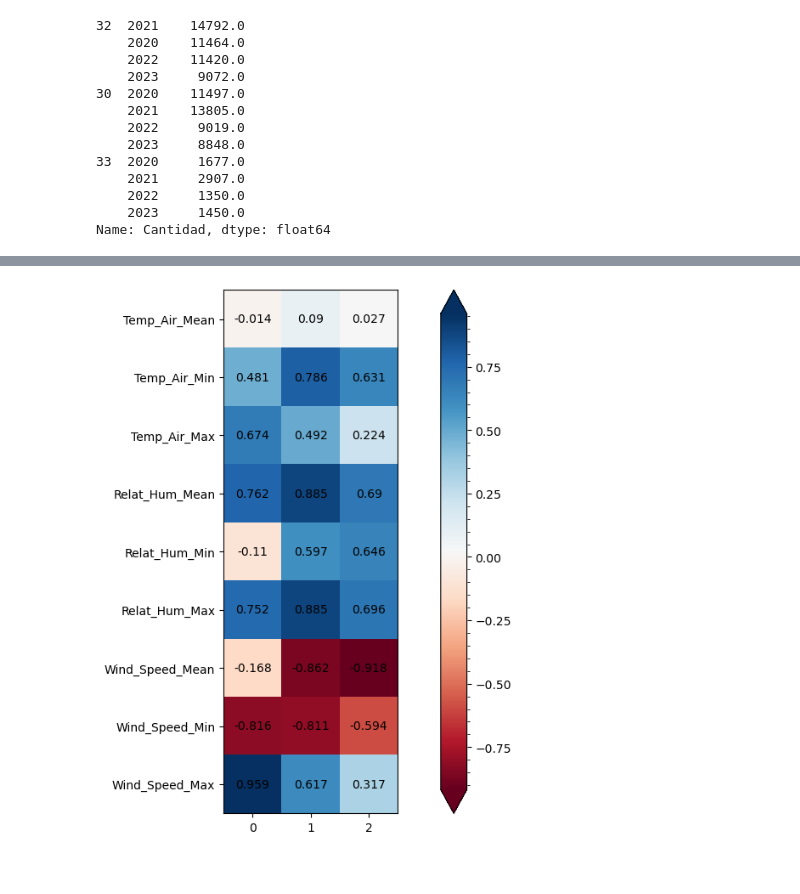
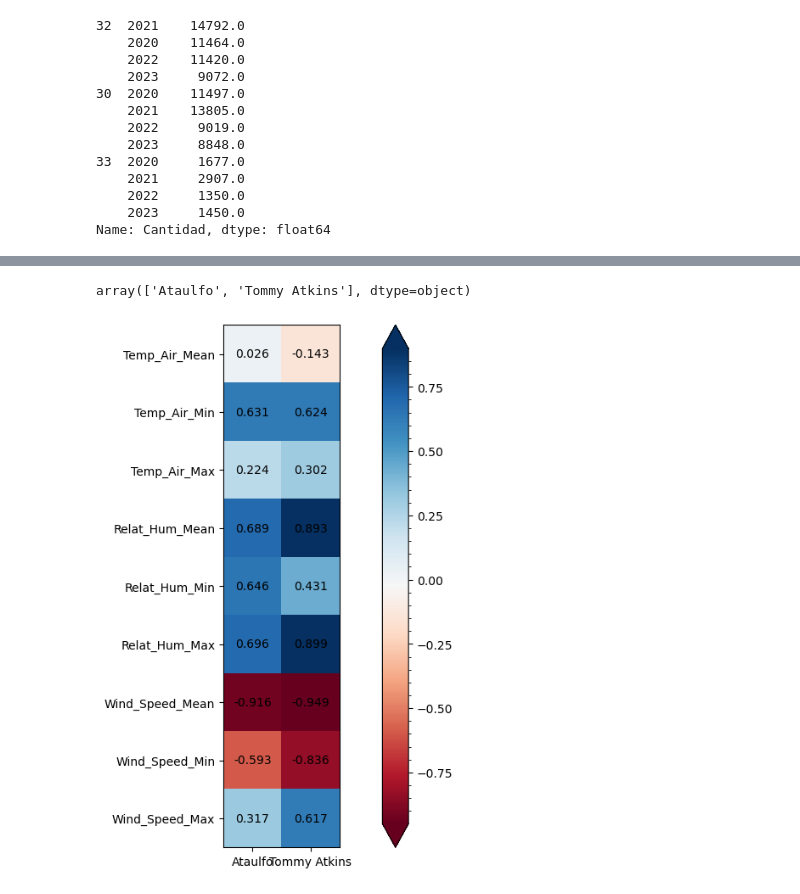
Before and after one commit to 71walceli/71walceli-UAE_Tesis_CCMangos_PredictiveModel, a Jupyter notebook: Notebooks/2_DataAnalysis.ipynb, the cells around one changed output, grey strips where cells are left out. Cells and saved outputs as stored; diff of their text form; code cells hidden in the pictures.

```diff
--- a/Notebooks/2_DataAnalysis.ipynb
+++ b/Notebooks/2_DataAnalysis.ipynb
@@ -109,5 +82,5 @@ show_correlation_matrix(datos_clima_suma)
 # %%
-x = datos_clima_promedios.loc[2020:2023]
+x = datos_clima.resample("Y").mean()[datetime(2020,1,1):]
 x
 # %% [output]
 |  | Temp_Air_Mean | Temp_Air_Min | Temp_Air_Max | Relat_Hum_Mean | Relat_Hum_Min | Relat_Hum_Max | ... |
@@ -133,3 +106,9 @@ y
     2022     1350.0
     2023     1450.0
 Name: Cantidad, dtype: float64
+# %%
+y_por_variedad = producciones.groupby(
+    ["Variedad", producciones["Fecha"].apply(lambda f: f[:4])],
+    as_index=False
+).sum(numeric_only=True)
+y_por_variedad
@@ -172,15 +184,20 @@ def corr_with_predictor(x,y):
         output[i] = np.corrcoef([x[column], y],)[0,1]
     return output
 # %%
-def corr_with_predictors(x_matrix,y_matrix):
-    y_indices = y.index.unique(0)
+def corr_with_predictors(x_matrix,y_matrix, groupby, y_target):
+    y_indices = y_matrix[groupby].unique()
     output = np.zeros((len(x.columns),len(y_indices)))
     for i,y_index in enumerate(y_indices):
-        output[:,i] = corr_with_predictor(x,y[y_index])
-    #output = pd.DataFrame(output, index=x.columns, columns=y_indices)
+        output[:,i] = corr_with_predictor(x,y_matrix[y_matrix[groupby] == y_index][y_target])
     return pd.DataFrame(output, index=x.columns, columns=y_indices)
+# %%
+y_por_variedad["Variedad"].unique()
+# %% [output]
+array(['Ataulfo', 'Tommy Atkins'], dtype=object)
 # %%
-corr_matrix = corr_with_predictors(x,y)
-show_matrix(corr_matrix, y_tick_labels=x.columns)
+groupby = "Variedad"
+y_target = "Cantidad"
+corr_matrix = corr_with_predictors(x, y_por_variedad, groupby, y_target)
+show_matrix(corr_matrix, y_tick_labels=x.columns, x_tick_labels=y_por_variedad["Variedad"].unique())
 # %% [output]
-[figure, old version]
+[figure, new version]
```
Also changed, not shown: parts of 44 cells of this notebook, 13 other files.
